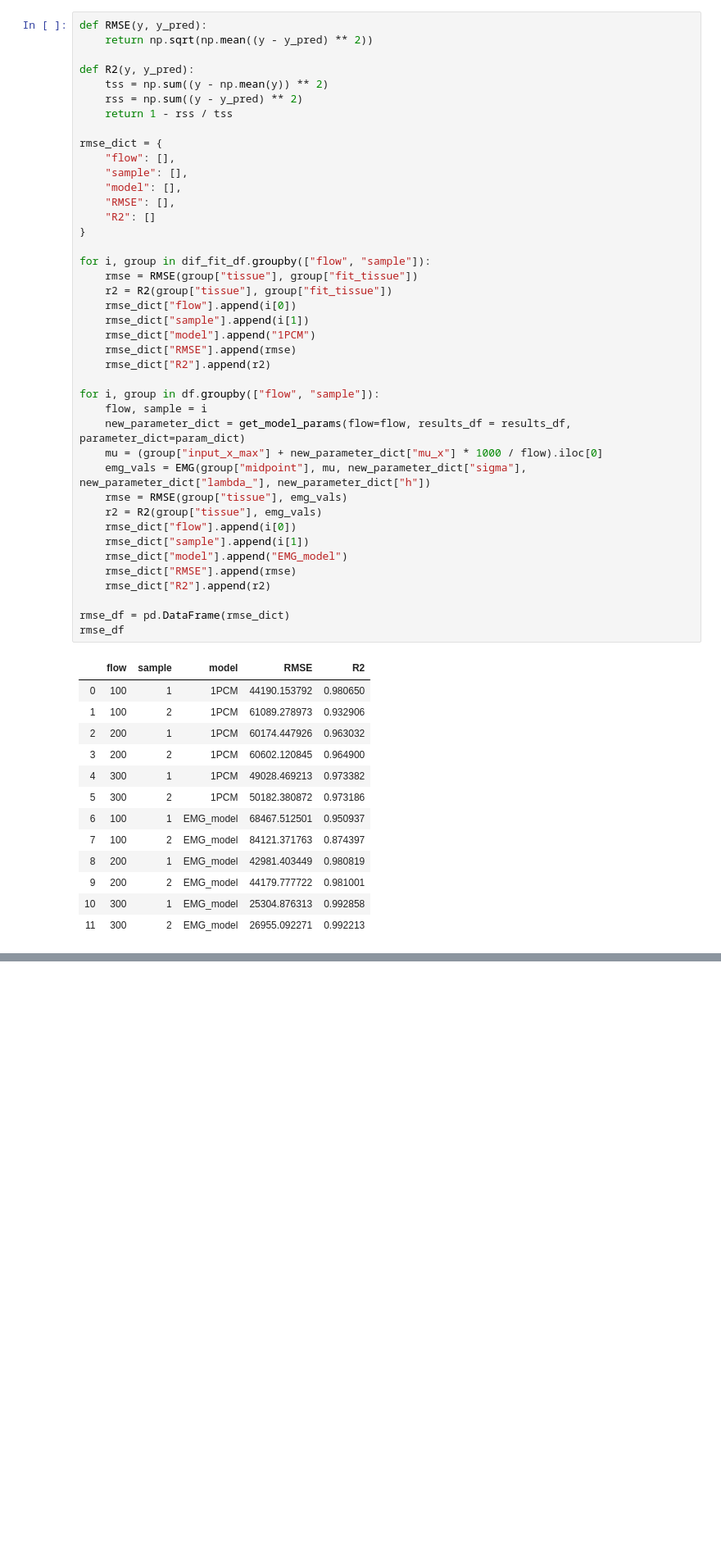
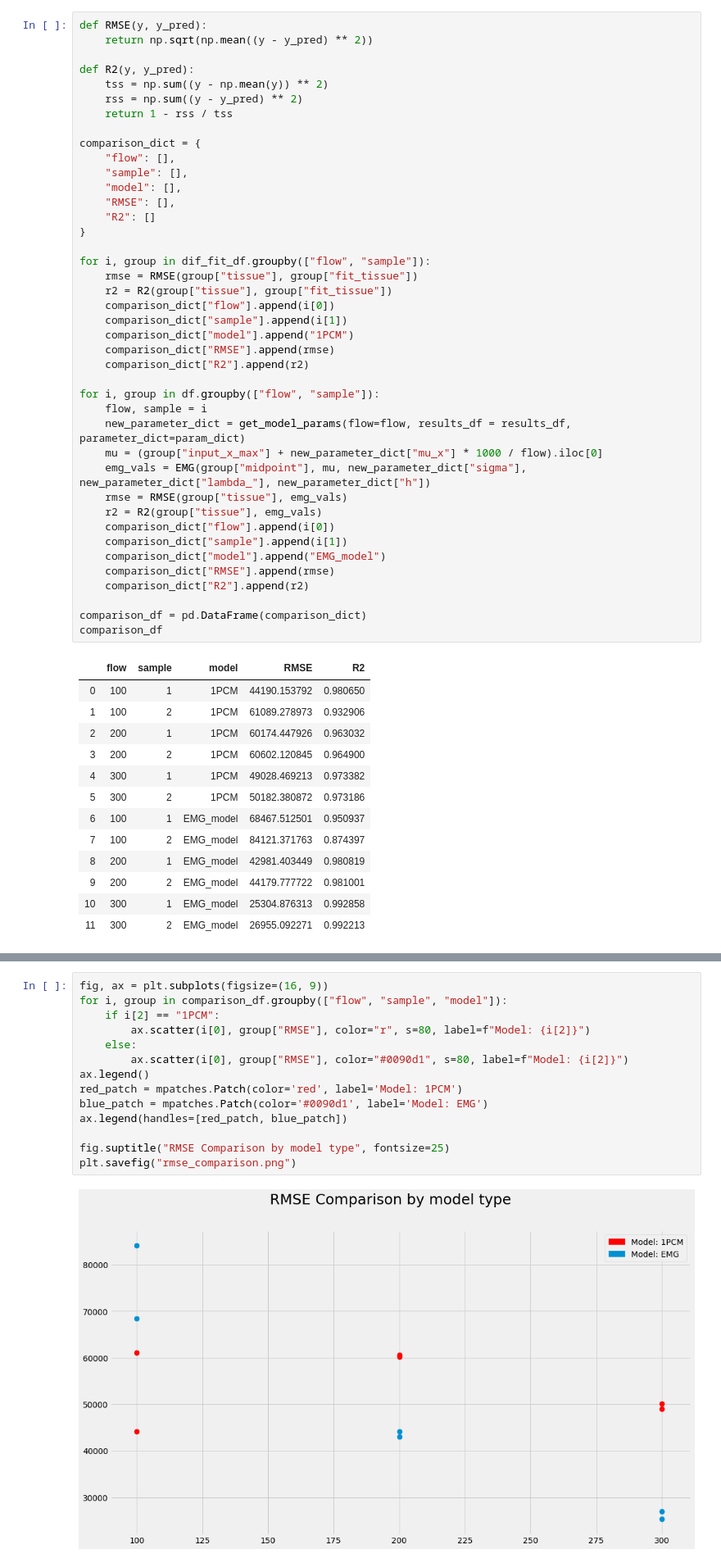
Before and after one commit to MesRot/SMAT_projekti, a Jupyter notebook: src/optimointi_aloitus_v.1.2.ipynb, the cells around one changed output, grey strips where cells are left out. Shown: that part at 82% size. Cells and saved outputs as stored; diff of their text form; blank space fills up the shorter version.

```diff
--- a/src/optimointi_aloitus_v.1.2.ipynb
+++ b/src/optimointi_aloitus_v.1.2.ipynb
@@ -316,7 +317,7 @@ def R2(y, y_pred):
     rss = np.sum((y - y_pred) ** 2)
     return 1 - rss / tss
 
-rmse_dict = {
+comparison_dict = {
     "flow": [],
     "sample": [],
     "model": [],
@@ -327,11 +328,11 @@ rmse_dict = {
 for i, group in dif_fit_df.groupby(["flow", "sample"]):
     rmse = RMSE(group["tissue"], group["fit_tissue"])
     r2 = R2(group["tissue"], group["fit_tissue"])
-    rmse_dict["flow"].append(i[0])
-    rmse_dict["sample"].append(i[1])
-    rmse_dict["model"].append("1PCM")
-    rmse_dict["RMSE"].append(rmse)
-    rmse_dict["R2"].append(r2)
+    comparison_dict["flow"].append(i[0])
+    comparison_dict["sample"].append(i[1])
+    comparison_dict["model"].append("1PCM")
+    comparison_dict["RMSE"].append(rmse)
+    comparison_dict["R2"].append(r2)
 
 for i, group in df.groupby(["flow", "sample"]):
     flow, sample = i
@@ -340,14 +341,14 @@ for i, group in df.groupby(["flow", "sample"]):
     emg_vals = EMG(group["midpoint"], mu, new_parameter_dict["sigma"], new_parameter_dict["lambda_"], new_parameter_dict["h"])
     rmse = RMSE(group["tissue"], emg_vals)
     r2 = R2(group["tissue"], emg_vals)
-    rmse_dict["flow"].append(i[0])
-    rmse_dict["sample"].append(i[1])
-    rmse_dict["model"].append("EMG_model")
-    rmse_dict["RMSE"].append(rmse)
-    rmse_dict["R2"].append(r2)
+    comparison_dict["flow"].append(i[0])
+    comparison_dict["sample"].append(i[1])
+    comparison_dict["model"].append("EMG_model")
+    comparison_dict["RMSE"].append(rmse)
+    comparison_dict["R2"].append(r2)
 
-rmse_df = pd.DataFrame(rmse_dict)
-rmse_df
+comparison_df = pd.DataFrame(comparison_dict)
+comparison_df
 # %% [output]
 |  | flow | sample | model | RMSE | R2 |
 | 0 | 100 | 1 | 1PCM | 44190.153792 | 0.980650 |
@@ -364,0 +381,16 @@ rmse_df
+# %%
+fig, ax = plt.subplots(figsize=(16, 9))
+for i, group in comparison_df.groupby(["flow", "sample", "model"]):
+    if i[2] == "1PCM":
+        ax.scatter(i[0], group["RMSE"], color="r", s=80, label=f"Model: {i[2]}")
+    else:
+        ax.scatter(i[0], group["RMSE"], color="#0090d1", s=80, label=f"Model: {i[2]}")
+ax.legend()
+red_patch = mpatches.Patch(color='red', label='Model: 1PCM')
+blue_patch = mpatches.Patch(color='#0090d1', label='Model: EMG')
+ax.legend(handles=[red_patch, blue_patch])
+
+fig.suptitle("RMSE Comparison by model type", fontsize=25)
+plt.savefig("rmse_comparison.png")
+# %% [output]
+[figure, added]
```
Also changed, not shown: parts of 9 cells of this notebook, 1 other file.
